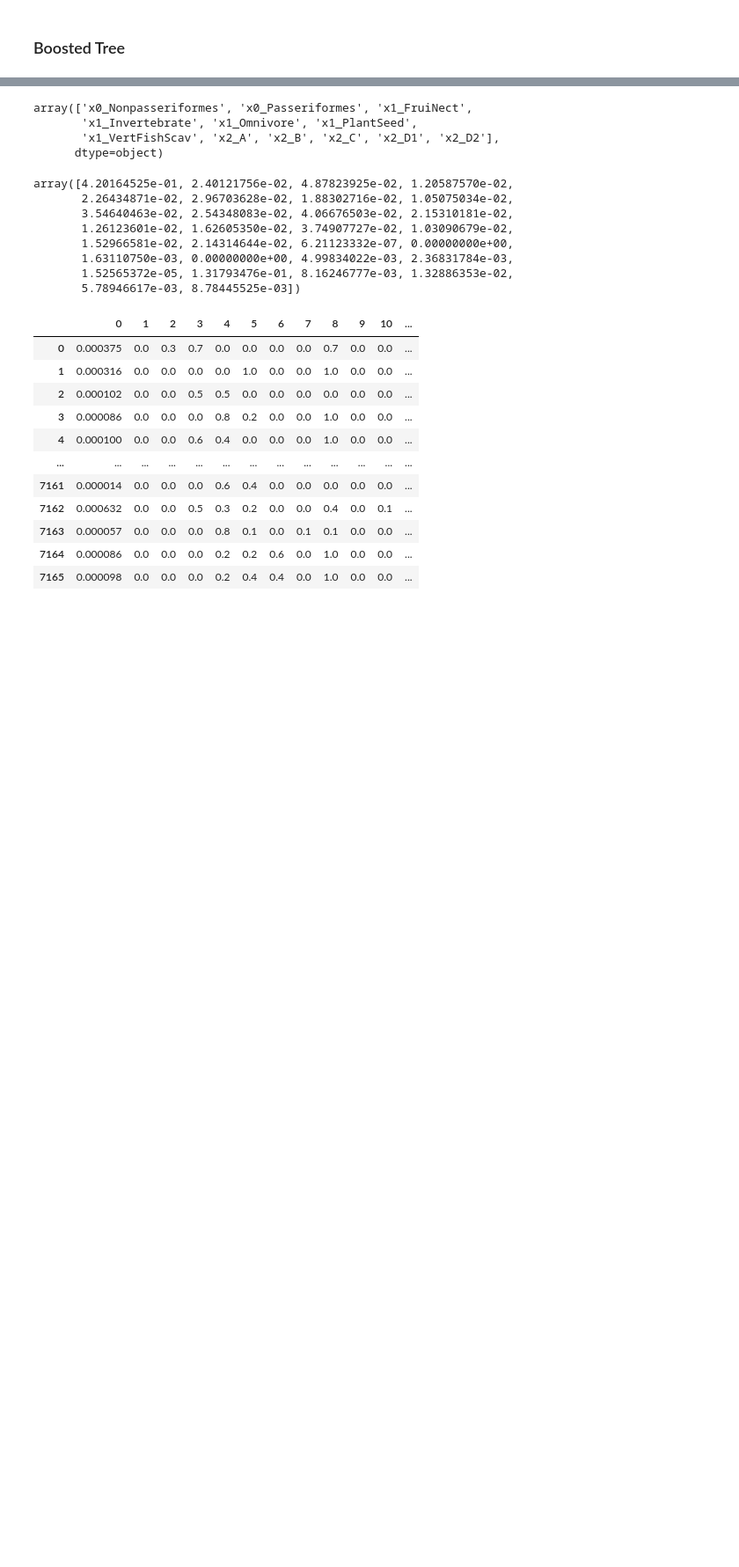
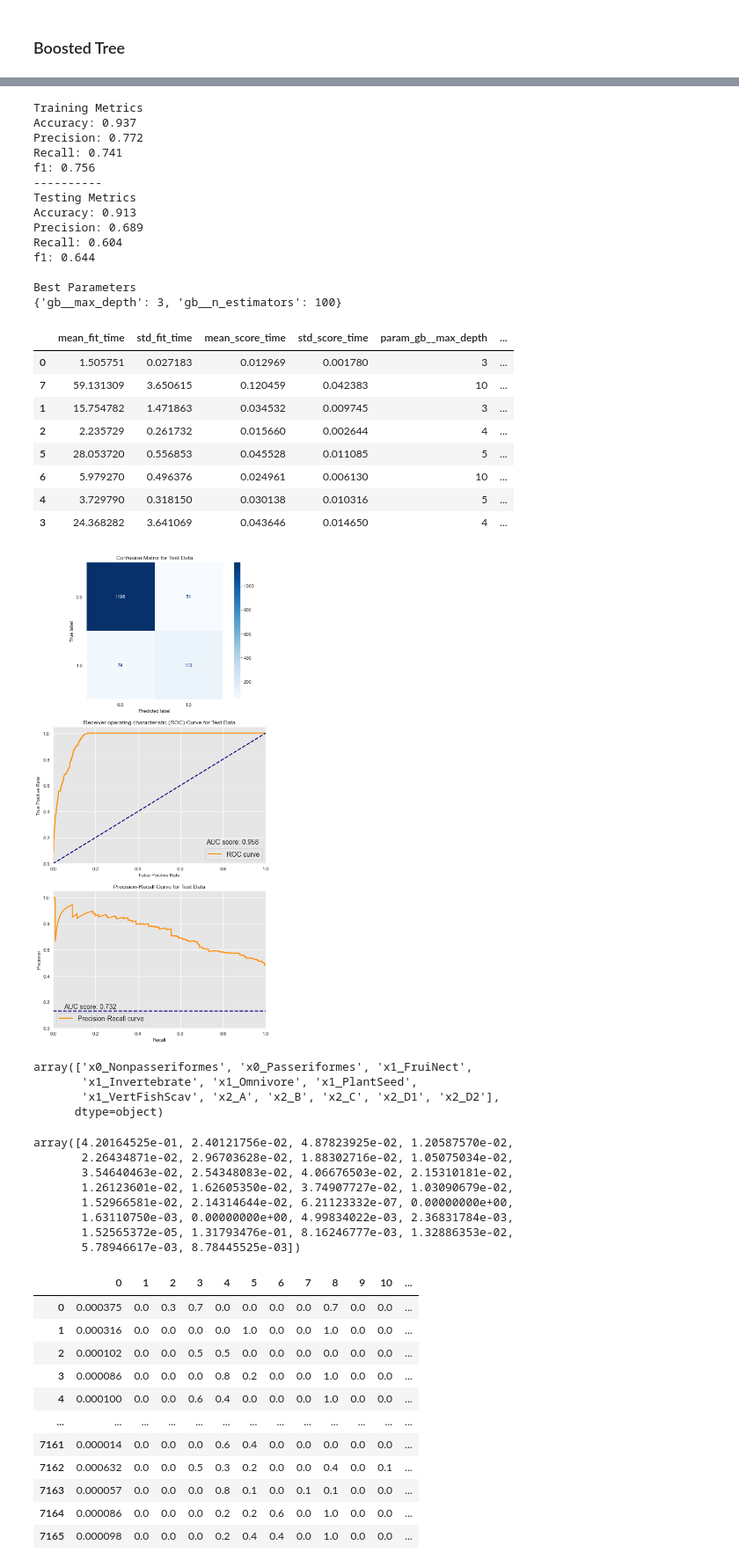
Before and after one commit to andrewwhitman/BirdConservation, a Jupyter notebook: notebooks/Andrew/02-Andrew-Modeling.ipynb, the cells around one changed output, grey strips where cells are left out. Shown: that part at 88% size. Drawn from its saved outputs; the diff is of its cells as text; code cells hidden in the pictures; blank space fills up the shorter version.

```diff
--- a/notebooks/Andrew/02-Andrew-Modeling.ipynb
+++ b/notebooks/Andrew/02-Andrew-Modeling.ipynb
@@ -314,3 +323,38 @@ f1: 0.644
+# %%
+# gradient boosted tree param grid
+gb_grid = {#'gb__learning_rate': [0.001, 0.01, 0.1],
+          'gb__n_estimators': [100, 1000],
+          'gb__max_depth': [3, 4, 5, 10]}#,
+          #'gb__min_samples_leaf': [2, 5, 10, 20]}
+
+gb_gs = GridSearchCV(estimator=gb_pipe, param_grid=gb_grid, scoring=scoring_metrics, refit='f1')
+# %%
+gb_gs_results = evaluate(gb_gs, X_train, y_train, X_test, y_test, grid_search=True)
+# %% [output]
+Training Metrics
+Accuracy: 0.937
+Precision: 0.772
+Recall: 0.741
+f1: 0.756
+----------
+Testing Metrics
+Accuracy: 0.913
+Precision: 0.689
+Recall: 0.604
+f1: 0.644
+
+Best Parameters
+{'gb__max_depth': 3, 'gb__n_estimators': 100}
+|  | mean_fit_time | std_fit_time | mean_score_time | std_score_time | param_gb__max_depth | ... |
+| 0 | 1.505751 | 0.027183 | 0.012969 | 0.001780 | 3 | ... |
+| 7 | 59.131309 | 3.650615 | 0.120459 | 0.042383 | 10 | ... |
+| 1 | 15.754782 | 1.471863 | 0.034532 | 0.009745 | 3 | ... |
+| 2 | 2.235729 | 0.261732 | 0.015660 | 0.002644 | 4 | ... |
+| 5 | 28.053720 | 0.556853 | 0.045528 | 0.011085 | 5 | ... |
+| 6 | 5.979270 | 0.496376 | 0.024961 | 0.006130 | 10 | ... |
+| 4 | 3.729790 | 0.318150 | 0.030138 | 0.010316 | 5 | ... |
+| 3 | 24.368282 | 3.641069 | 0.043646 | 0.014650 | 4 | ... |
+[figure, added]
 # %%
 gb_pipe['preprocessor'].transformers_[2][1]['ohe'].get_feature_names()
 # %% [output]
```
Also changed, not shown: parts of 8 cells of this notebook, 1 other file.
